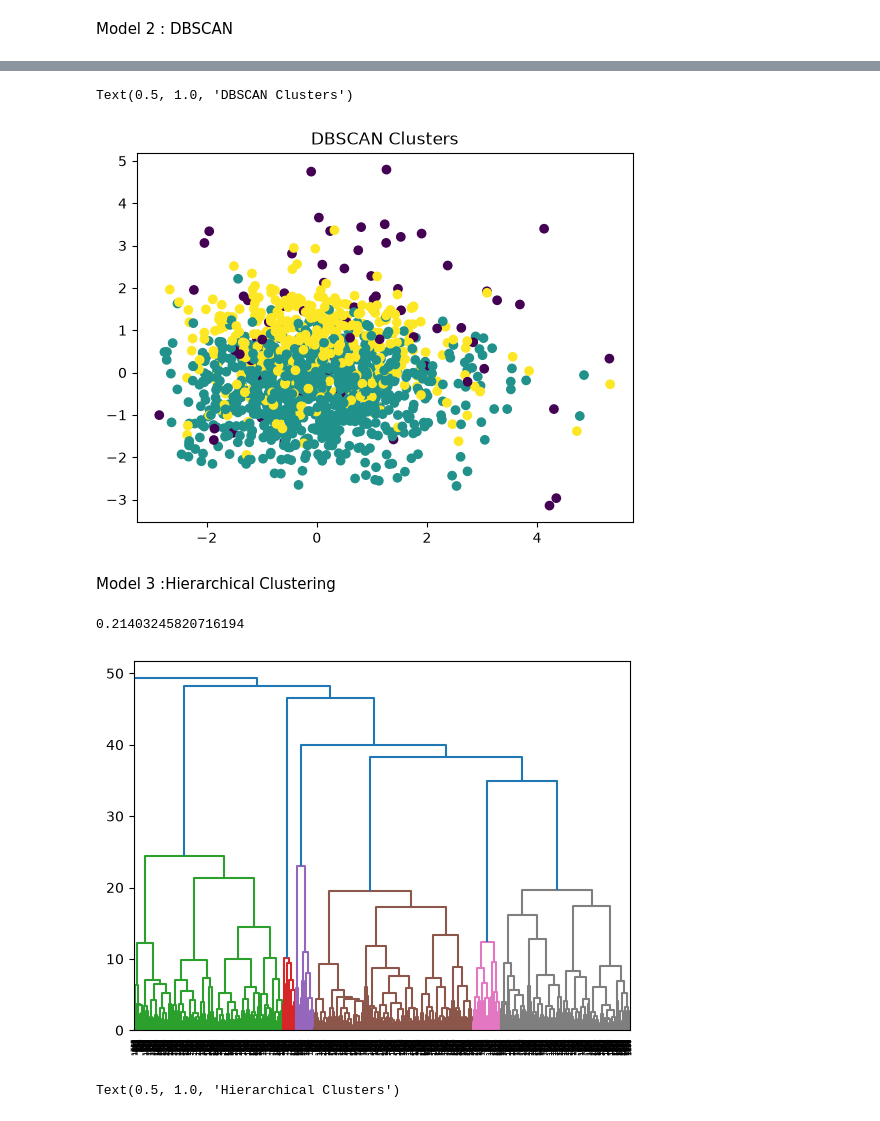
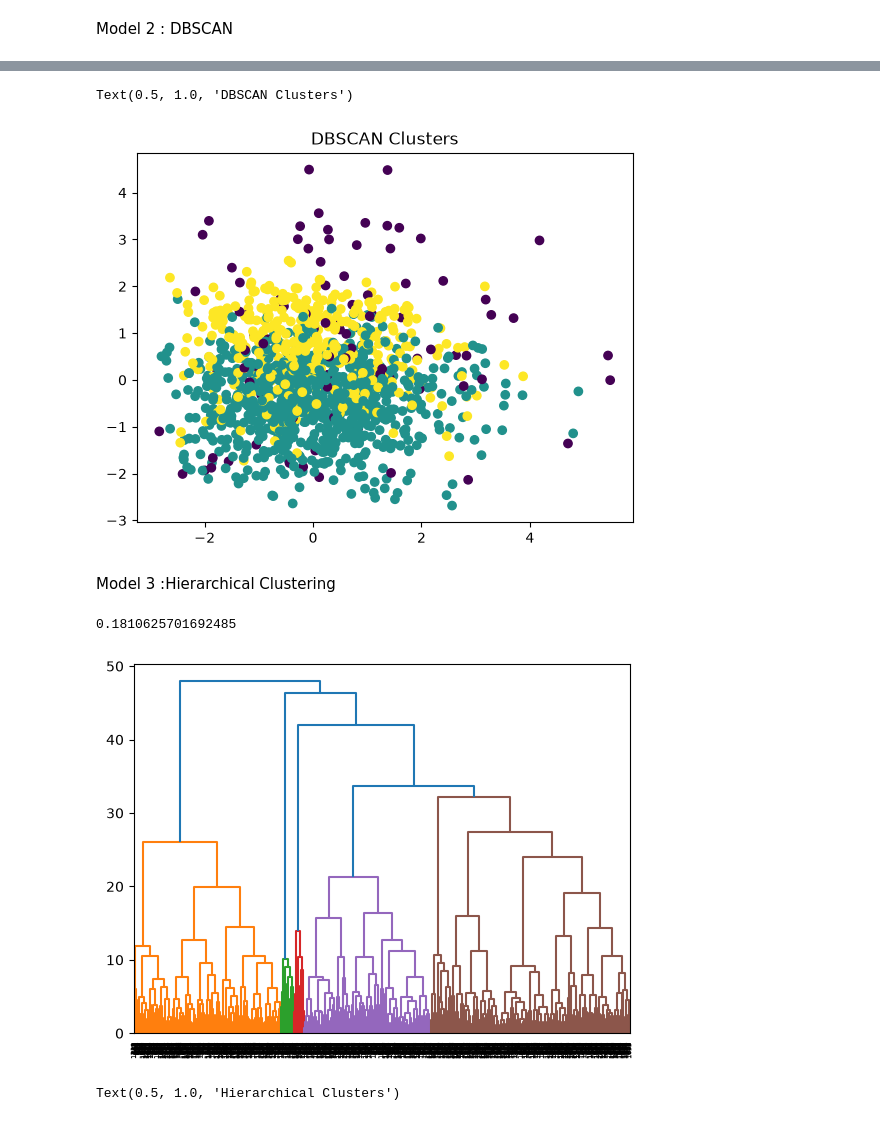
Before and after one commit to Nour-Tamimi/BinXtraining, a Jupyter notebook: Project/notebooks/week5.ipynb, the cells around one changed output, grey strips where cells are left out. Cells and saved outputs as stored; diff of their text form; code cells hidden in the pictures.

```diff
--- a/Project/notebooks/week5.ipynb
+++ b/Project/notebooks/week5.ipynb
@@ -6,7 +6,7 @@ import numpy as np
 import seaborn as sns
 # %%
 #reading the csv file
-df= pd.read_csv('C:/Users/Lenovo/OneDrive/Desktop/BinX training/Project/data/medicaldataset.csv')
+df= pd.read_csv('C:/Users/Lenovo/OneDrive/Desktop/BinX training/Project/data/heart_disease_clean.csv')
 # %%
 df.head()
 # %% [output]
@@ -130,25 +151,25 @@ number of clusters 2
 pca = PCA(n_components=2)
 X_2d = pca.fit_transform(X_scaled)
 
-plt.scatter(X_2d[:, 0], X_2d[:, 1], c=labels2)
+plt.scatter(X_2d[:, 0], X_2d[:, 1], c=labels2, cmap='viridis')
 plt.title('DBSCAN Clusters')
 # %% [output]
 Text(0.5, 1.0, 'DBSCAN Clusters')
-[figure, old version]
+[figure, new version]
 # %% [markdown]
 Model 3 :Hierarchical Clustering
 # %%
 from scipy.cluster.hierarchy import dendrogram, linkage, fcluster
 
 Z = linkage(X_scaled, method="ward")
 dendrogram(Z)
 
-hc_labels = fcluster(Z, t=5, criterion="maxclust")
+hc_labels = fcluster(Z, t=4, criterion="maxclust")
 score = silhouette_score(X_scaled, hc_labels)
 score
 # %% [output]
-0.21403245820716194
+0.1810625701692485
-[figure, old version]
+[figure, new version]
 # %%
 # making 2D df to plot
 
```
Also changed, not shown: parts of 23 cells of this notebook, 5 other files.
